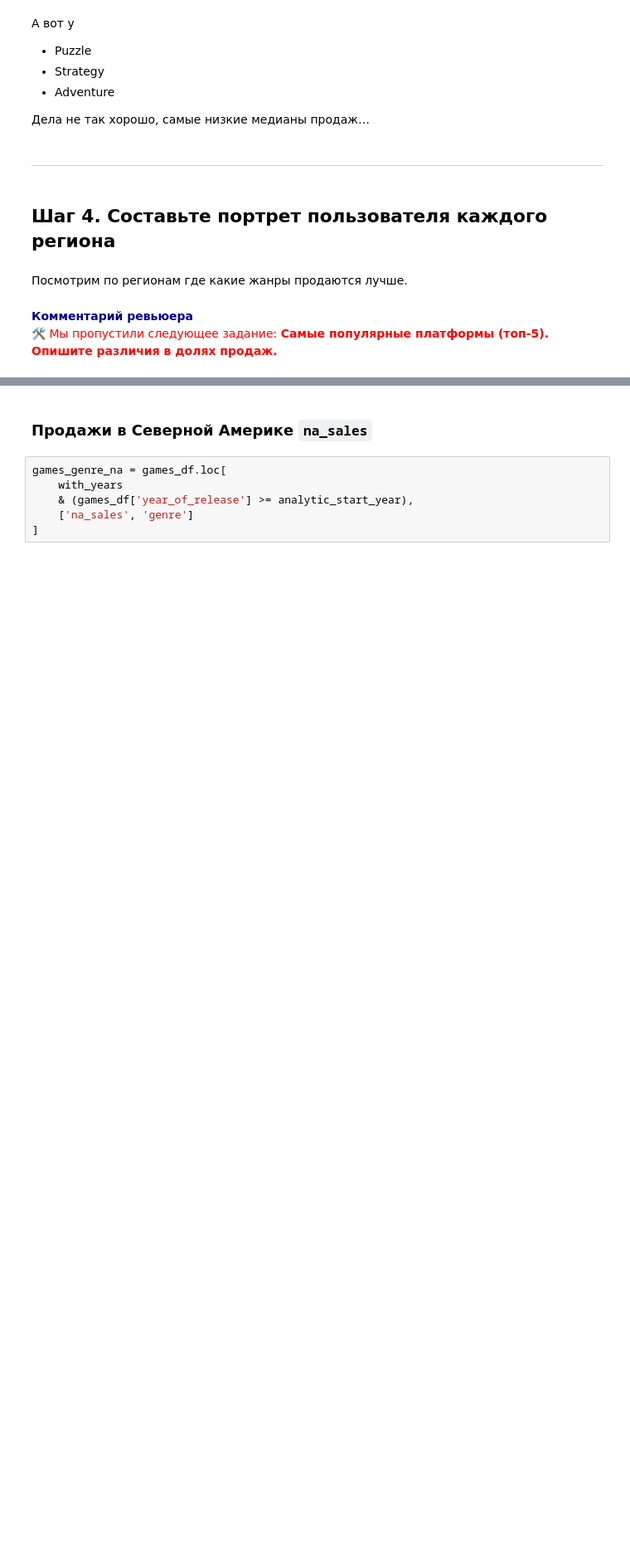
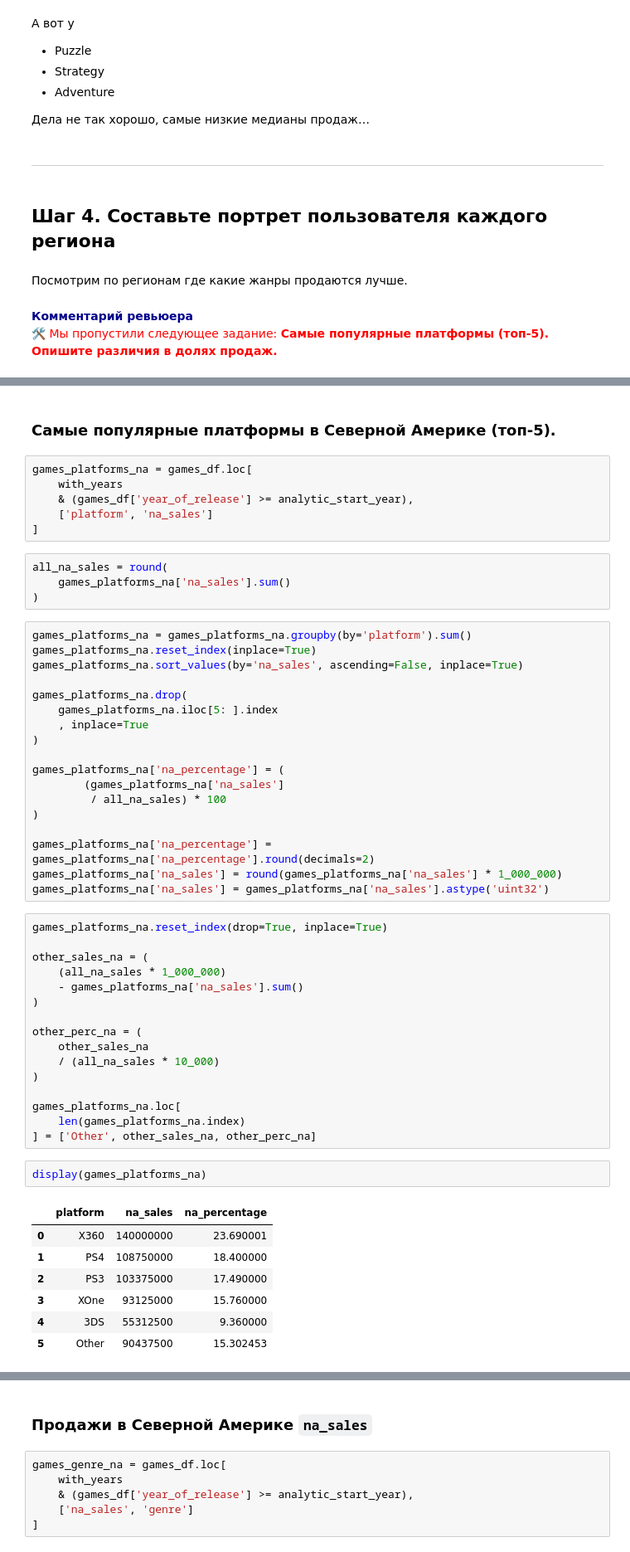
Before and after one commit to zabelin-ds/practicum, a Jupyter notebook: 05_project/gather_02.ipynb, the cells around one changed output, grey strips where cells are left out. Shown at 83% size. Drawn from its saved outputs; the diff is of its cells as text; blank space fills up the shorter version.

```diff
--- a/05_project/gather_02.ipynb
+++ b/05_project/gather_02.ipynb
@@ -1502,0 +1551,56 @@ sns.barplot(data=games_genre,
+# %% [markdown]
+### Самые популярные платформы в Северной Америке (топ-5).
+# %%
+games_platforms_na = games_df.loc[
+    with_years
+    & (games_df['year_of_release'] >= analytic_start_year),
+    ['platform', 'na_sales']
+]
+# %%
+all_na_sales = round(
+    games_platforms_na['na_sales'].sum()
+)
+# %%
+games_platforms_na = games_platforms_na.groupby(by='platform').sum()
+games_platforms_na.reset_index(inplace=True)
+games_platforms_na.sort_values(by='na_sales', ascending=False, inplace=True)
+
+games_platforms_na.drop(
+    games_platforms_na.iloc[5: ].index
+    , inplace=True
+)
+
+games_platforms_na['na_percentage'] = (
+        (games_platforms_na['na_sales']
+         / all_na_sales) * 100
+)
+
+games_platforms_na['na_percentage'] = games_platforms_na['na_percentage'].round(decimals=2)
+games_platforms_na['na_sales'] = round(games_platforms_na['na_sales'] * 1_000_000)
+games_platforms_na['na_sales'] = games_platforms_na['na_sales'].astype('uint32')
+# %%
+games_platforms_na.reset_index(drop=True, inplace=True)
+
+other_sales_na = (
+    (all_na_sales * 1_000_000)
+    - games_platforms_na['na_sales'].sum()
+)
+
+other_perc_na = (
+    other_sales_na
+    / (all_na_sales * 10_000)
+)
+
+games_platforms_na.loc[
+    len(games_platforms_na.index)
+] = ['Other', other_sales_na, other_perc_na]
+# %%
+display(games_platforms_na)
+# %% [output]
+|  | platform | na_sales | na_percentage |
+| 0 | X360 | 140000000 | 23.690001 |
+| 1 | PS4 | 108750000 | 18.400000 |
+| 2 | PS3 | 103375000 | 17.490000 |
+| 3 | XOne | 93125000 | 15.760000 |
+| 4 | 3DS | 55312500 | 9.360000 |
+| 5 | Other | 90437500 | 15.302453 |
```
Also changed, not shown: parts of 82 cells of this notebook.
